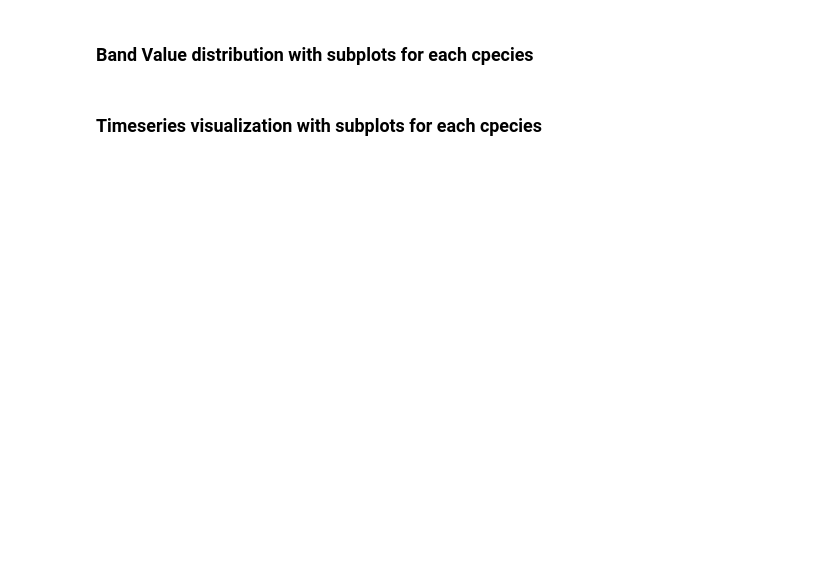
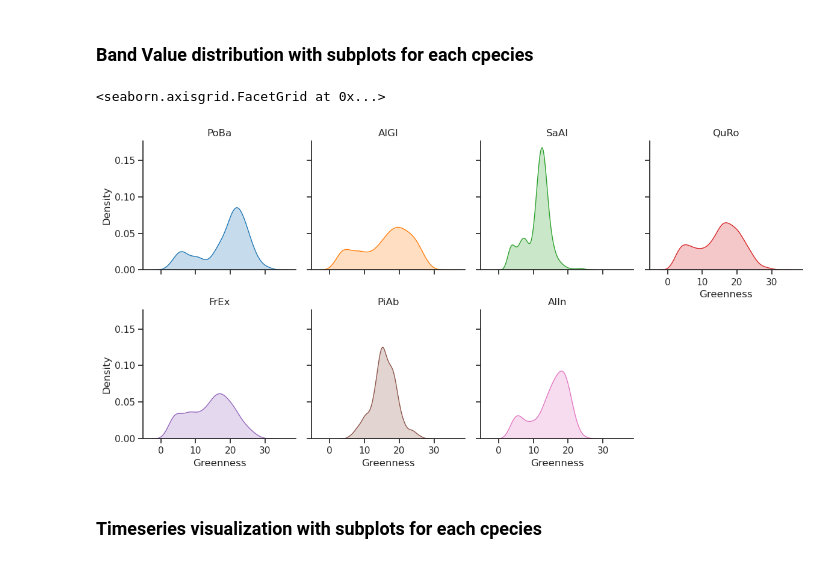
Before and after one commit to nikolovayana/Sen2Tree_multitemporal, a Jupyter notebook: main.ipynb, the cells around one changed output. Cells and saved outputs as stored; diff of their text form; code cells hidden in the pictures; blank space fills up the shorter version.

```diff
--- a/main.ipynb
+++ b/main.ipynb
@@ -211,16 +212,20 @@ plot_timeseries(greenness_df,label_map, label_color_map,'NDVI')
 # %% [markdown]
 ### Band Value distribution with subplots for each cpecies
 # %%
-# %matplotlib inline
+# Choose NDVI or Greenness dataframe
+df = greenness_df
+df_name = 'Greenness'
 
-df = ndvi_df
 # Map your original labels to custom labels
 df['Tree Species'] = df['label'].map(label_map)
 
 g = sns.FacetGrid(df, col="Tree Species",hue="Tree Species", col_wrap=4,palette="tab10" )
 g.set_titles(col_template="{col_name}")
 g.map(sns.kdeplot, "values", fill=True)
-g.set_xlabels('NDVI')  # Custom x-axis title
+g.set_xlabels(df_name)  # Custom x-axis title
+# %% [output]
+<seaborn.axisgrid.FacetGrid at 0x...>
+[figure, added]
 # %% [markdown]
 ### Timeseries visualization with subplots for each cpecies
 # %%
```
Also changed, not shown: parts of 45 cells of this notebook, 21 other files.
